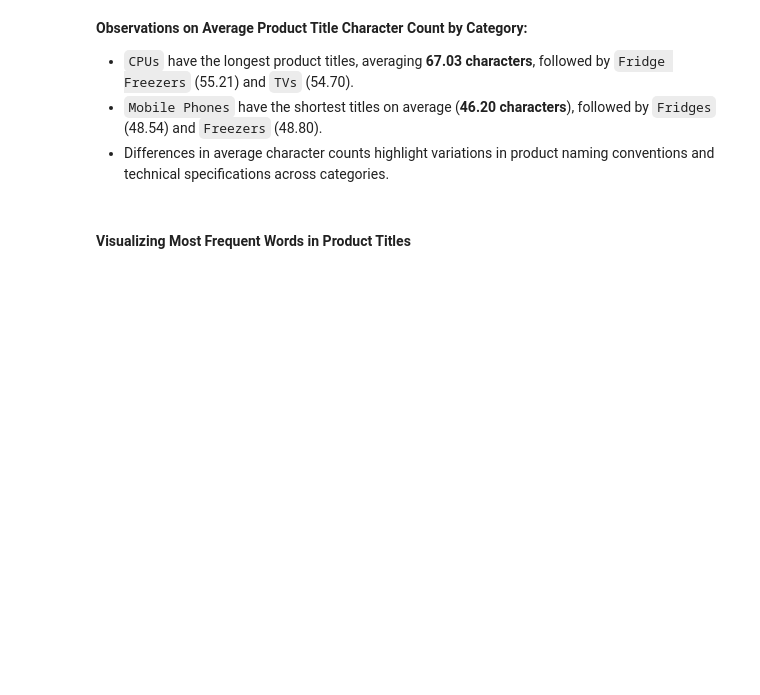
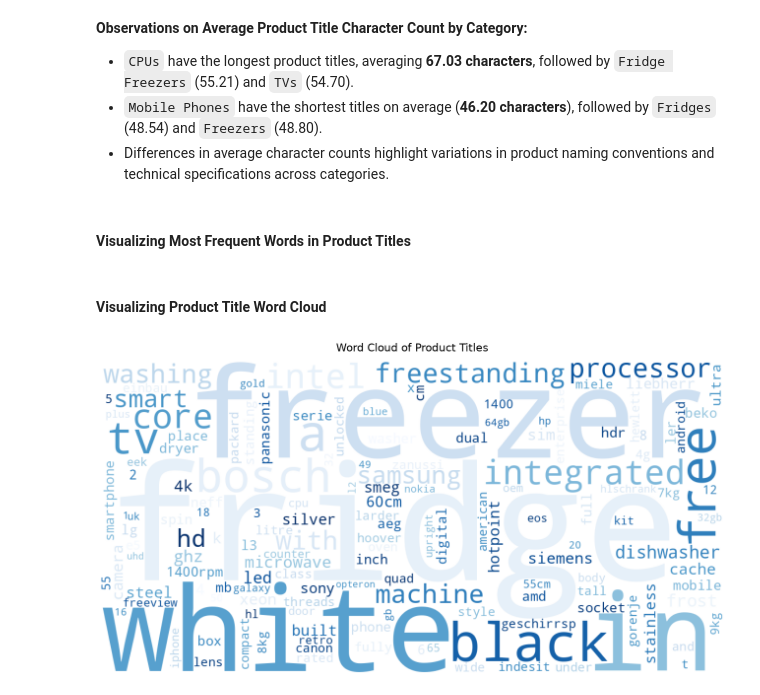
Before and after one commit to TejasMJ/Product-Taxonomy-Intelligence, a Jupyter notebook: notebooks/02_exploratory_data_analysis.ipynb, the cells around one changed output. Cells and saved outputs as stored; diff of their text form; code cells hidden in the pictures; blank space fills up the shorter version.

```diff
--- a/notebooks/02_exploratory_data_analysis.ipynb
+++ b/notebooks/02_exploratory_data_analysis.ipynb
@@ -385,3 +385,26 @@ fig.update_layout(
 )
 
 fig.show()
+# %% [markdown]
+#### Visualizing Product Title Word Cloud
+# %%
+# Generating a word cloud from product title frequencies
+wordcloud = WordCloud(
+    width=1200,
+    height=600,
+    background_color="white",
+    colormap="Blues",
+    max_words=150,
+    collocations=False,
+    random_state=42
+).generate_from_frequencies(word_frequencies)
+
+# Displaying the word cloud
+plt.figure(figsize=(14, 7))
+plt.imshow(wordcloud, interpolation="bilinear")
+plt.axis("off")
+plt.title("Word Cloud of Product Titles", fontsize=16, pad=15)
+plt.tight_layout()
+plt.show()
+# %% [output]
+[figure, added]
```
Also changed, not shown: parts of 24 cells of this notebook.
